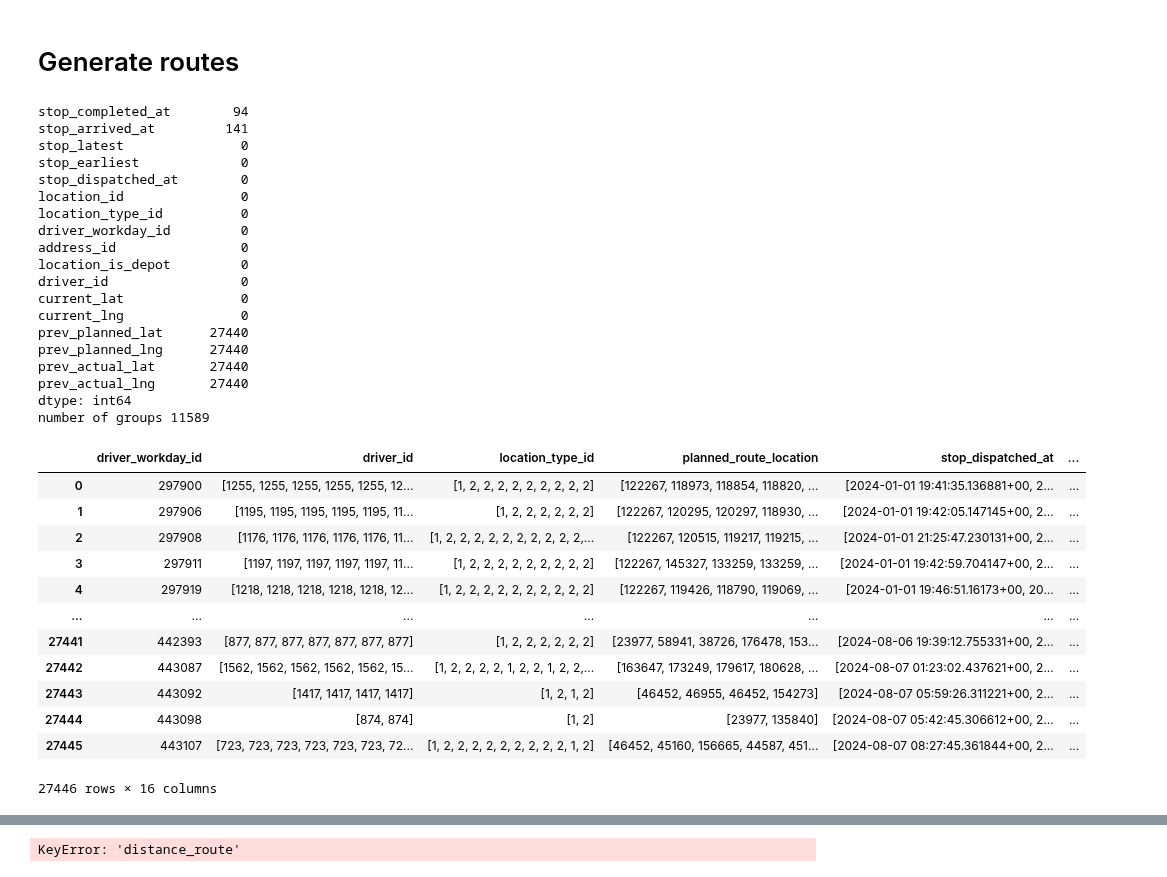
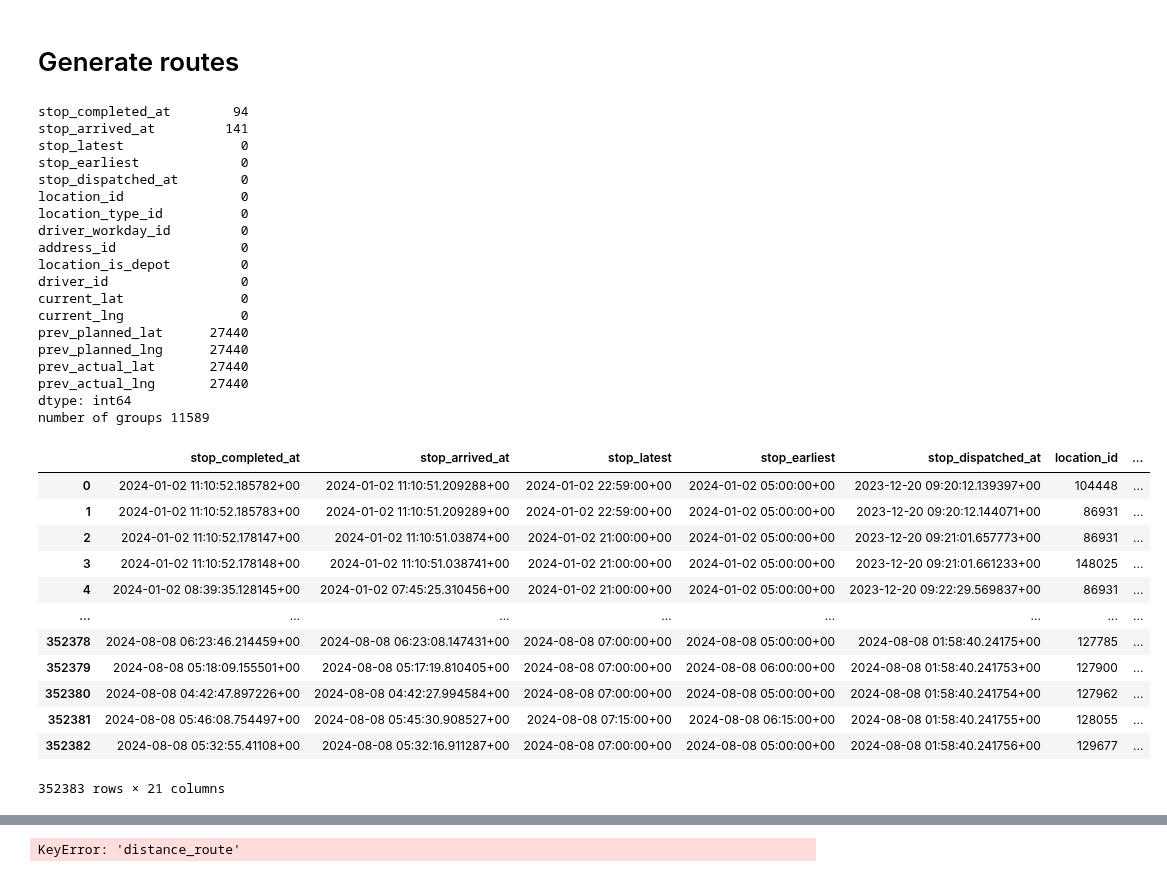
Before and after one commit to anna1904/RouteClassification, a Jupyter notebook: score_prediction-larger.ipynb, the cells around one changed output, grey strips where cells are left out. Drawn from its saved outputs; the diff is of its cells as text; code cells hidden in the pictures.

```diff
--- a/score_prediction-larger.ipynb
+++ b/score_prediction-larger.ipynb
@@ -26,62 +26,64 @@ sorted_data_stops['date'] = pd.to_datetime(sorted_data_stops['stop_arrived_at'])
 locations_df = sorted_data_stops[['current_lat', 'current_lng']]
 kmeans = KMeans(n_clusters=1000, random_state=42)
 kmeans.fit(locations_df)
 sorted_data_stops['cluster'] = kmeans.labels_ + 1
 
 sorted_data_stops['location_id_craft'] = sorted_data_stops.groupby(['current_lat', 'current_lng']).ngroup()+1
 with open('output.txt', 'w') as f:
     print(sorted_data_stops.to_string(), file=f)
 print('number of groups', sorted_data_stops['location_id_craft'].nunique())
 
-# data_stops_day= sorted_data_stops[sorted_data_stops['day_of_week'] == "Wednesday"]
-grouped_df = sorted_data_stops.groupby('driver_workday_id')[['driver_id', 'location_type_id', 'address_id', 'stop_dispatched_at', 'stop_arrived_at', 'stop_earliest', 'stop_latest', 'current_lat', 'current_lng', 'stop_completed_at', 'cluster', 'location_id_craft','day_of_week', 'date', 'location_is_depot']].apply(lambda x: pd.Series({
-    'driver_id': x['driver_id'].tolist(),
-    'location_type_id': x['location_type_id'].tolist(),
-    'planned_route_location': x['address_id'].tolist(),
-    'stop_dispatched_at': x['stop_dispatched_at'].tolist(),
-    'stop_arrived_at': x['stop_arrived_at'].tolist(),
-    'stop_earliest': x['stop_earliest'].tolist(),
-    'stop_latest': x['stop_latest'].tolist(),
-    'current_lat': x['current_lat'].tolist(),
-    'current_lng': x['current_lng'].tolist(),
-    'stop_completed_at': x['stop_completed_at'].tolist(),
-    'planned_route_cluster': x['cluster'].tolist(),
-    'planned_route_craft': x['location_id_craft'].tolist(),
-    'day_of_week': x['day_of_week'].tolist(),
-    'date': x['date'].tolist(),
-    'location_is_depot': x['location_is_depot'].tolist()
-})).reset_index()
-grouped_df
+sorted_data_stops
+
+# # data_stops_day= sorted_data_stops[sorted_data_stops['day_of_week'] == "Wednesday"]
+# grouped_df = sorted_data_stops.groupby('driver_workday_id')[['driver_id', 'location_type_id', 'address_id', 'stop_dispatched_at', 'stop_arrived_at', 'stop_earliest', 'stop_latest', 'current_lat', 'current_lng', 'stop_completed_at', 'cluster', 'location_id_craft','day_of_week', 'date', 'location_is_depot']].apply(lambda x: pd.Series({
+#     'driver_id': x['driver_id'].tolist(),
+#     'location_type_id': x['location_type_id'].tolist(),
+#     'planned_route_location': x['address_id'].tolist(),
+#     'stop_dispatched_at': x['stop_dispatched_at'].tolist(),
+#     'stop_arrived_at': x['stop_arrived_at'].tolist(),
+#     'stop_earliest': x['stop_earliest'].tolist(),
+#     'stop_latest': x['stop_latest'].tolist(),
+#     'current_lat': x['current_lat'].tolist(),
+#     'current_lng': x['current_lng'].tolist(),
+#     'stop_completed_at': x['stop_completed_at'].tolist(),
+#     'planned_route_cluster': x['cluster'].tolist(),
+#     'planned_route_craft': x['location_id_craft'].tolist(),
+#     'day_of_week': x['day_of_week'].tolist(),
+#     'date': x['date'].tolist(),
+#     'location_is_depot': x['location_is_depot'].tolist()
+# })).reset_index()
+# grouped_df
 # %% [output]
 stop_completed_at        94
 stop_arrived_at         141
 stop_latest               0
 stop_earliest             0
 stop_dispatched_at        0
 location_id               0
 location_type_id          0
 driver_workday_id         0
 address_id                0
 location_is_depot         0
 driver_id                 0
 current_lat               0
 current_lng               0
 prev_planned_lat      27440
 prev_planned_lng      27440
 prev_actual_lat       27440
 prev_actual_lng       27440
 dtype: int64
 number of groups 11589
-|  | driver_workday_id | driver_id | location_type_id | planned_route_location | stop_dispatched_at | ... |
-| 0 | 297900 | [1255, 1255, 1255, 1255, 1255, 12... | [1, 2, 2, 2, 2, 2, 2, 2, 2, 2] | [122267, 118973, 118854, 118820, ... | [2024-01-01 19:41:35.136881+00, 2... | ... |
-| 1 | 297906 | [1195, 1195, 1195, 1195, 1195, 11... | [1, 2, 2, 2, 2, 2, 2] | [122267, 120295, 120297, 118930, ... | [2024-01-01 19:42:05.147145+00, 2... | ... |
-| 2 | 297908 | [1176, 1176, 1176, 1176, 1176, 11... | [1, 2, 2, 2, 2, 2, 2, 2, 2, 2, 2,... | [122267, 120515, 119217, 119215, ... | [2024-01-01 21:25:47.230131+00, 2... | ... |
-| 3 | 297911 | [1197, 1197, 1197, 1197, 1197, 11... | [1, 2, 2, 2, 2, 2, 2, 2, 2, 2] | [122267, 145327, 133259, 133259, ... | [2024-01-01 19:42:59.704147+00, 2... | ... |
-| 4 | 297919 | [1218, 1218, 1218, 1218, 1218, 12... | [1, 2, 2, 2, 2, 2, 2, 2, 2, 2, 2] | [122267, 119426, 118790, 119069, ... | [2024-01-01 19:46:51.16173+00, 20... | ... |
-| ... | ... | ... | ... | ... | ... | ... |
-| 27441 | 442393 | [877, 877, 877, 877, 877, 877, 877] | [1, 2, 2, 2, 2, 2, 2] | [23977, 58941, 38726, 176478, 153... | [2024-08-06 19:39:12.755331+00, 2... | ... |
-| 27442 | 443087 | [1562, 1562, 1562, 1562, 1562, 15... | [1, 2, 2, 2, 2, 1, 2, 2, 1, 2, 2,... | [163647, 173249, 179617, 180628, ... | [2024-08-07 01:23:02.437621+00, 2... | ... |
-| 27443 | 443092 | [1417, 1417, 1417, 1417] | [1, 2, 1, 2] | [46452, 46955, 46452, 154273] | [2024-08-07 05:59:26.311221+00, 2... | ... |
-| 27444 | 443098 | [874, 874] | [1, 2] | [23977, 135840] | [2024-08-07 05:42:45.306612+00, 2... | ... |
-| 27445 | 443107 | [723, 723, 723, 723, 723, 723, 72... | [1, 2, 2, 2, 2, 2, 2, 2, 2, 2, 1, 2] | [46452, 45160, 156665, 44587, 451... | [2024-08-07 08:27:45.361844+00, 2... | ... |
+|  | stop_completed_at | stop_arrived_at | stop_latest | stop_earliest | stop_dispatched_at | location_id | ... |
+| 0 | 2024-01-02 11:10:52.185782+00 | 2024-01-02 11:10:51.209288+00 | 2024-01-02 22:59:00+00 | 2024-01-02 05:00:00+00 | 2023-12-20 09:20:12.139397+00 | 104448 | ... |
+| 1 | 2024-01-02 11:10:52.185783+00 | 2024-01-02 11:10:51.209289+00 | 2024-01-02 22:59:00+00 | 2024-01-02 05:00:00+00 | 2023-12-20 09:20:12.144071+00 | 86931 | ... |
+| 2 | 2024-01-02 11:10:52.178147+00 | 2024-01-02 11:10:51.03874+00 | 2024-01-02 21:00:00+00 | 2024-01-02 05:00:00+00 | 2023-12-20 09:21:01.657773+00 | 86931 | ... |
+| 3 | 2024-01-02 11:10:52.178148+00 | 2024-01-02 11:10:51.038741+00 | 2024-01-02 21:00:00+00 | 2024-01-02 05:00:00+00 | 2023-12-20 09:21:01.661233+00 | 148025 | ... |
+| 4 | 2024-01-02 08:39:35.128145+00 | 2024-01-02 07:45:25.310456+00 | 2024-01-02 21:00:00+00 | 2024-01-02 05:00:00+00 | 2023-12-20 09:22:29.569837+00 | 86931 | ... |
+| ... | ... | ... | ... | ... | ... | ... | ... |
+| 352378 | 2024-08-08 06:23:46.214459+00 | 2024-08-08 06:23:08.147431+00 | 2024-08-08 07:00:00+00 | 2024-08-08 05:00:00+00 | 2024-08-08 01:58:40.24175+00 | 127785 | ... |
+| 352379 | 2024-08-08 05:18:09.155501+00 | 2024-08-08 05:17:19.810405+00 | 2024-08-08 07:00:00+00 | 2024-08-08 06:00:00+00 | 2024-08-08 01:58:40.241753+00 | 127900 | ... |
+| 352380 | 2024-08-08 04:42:47.897226+00 | 2024-08-08 04:42:27.994584+00 | 2024-08-08 07:00:00+00 | 2024-08-08 05:00:00+00 | 2024-08-08 01:58:40.241754+00 | 127962 | ... |
+| 352381 | 2024-08-08 05:46:08.754497+00 | 2024-08-08 05:45:30.908527+00 | 2024-08-08 07:15:00+00 | 2024-08-08 06:15:00+00 | 2024-08-08 01:58:40.241755+00 | 128055 | ... |
+| 352382 | 2024-08-08 05:32:55.41108+00 | 2024-08-08 05:32:16.911287+00 | 2024-08-08 07:00:00+00 | 2024-08-08 05:00:00+00 | 2024-08-08 01:58:40.241756+00 | 129677 | ... |
-27446 rows × 16 columns
+352383 rows × 21 columns
```
Also changed, not shown: parts of 1 cell of this notebook, 2 other files.
